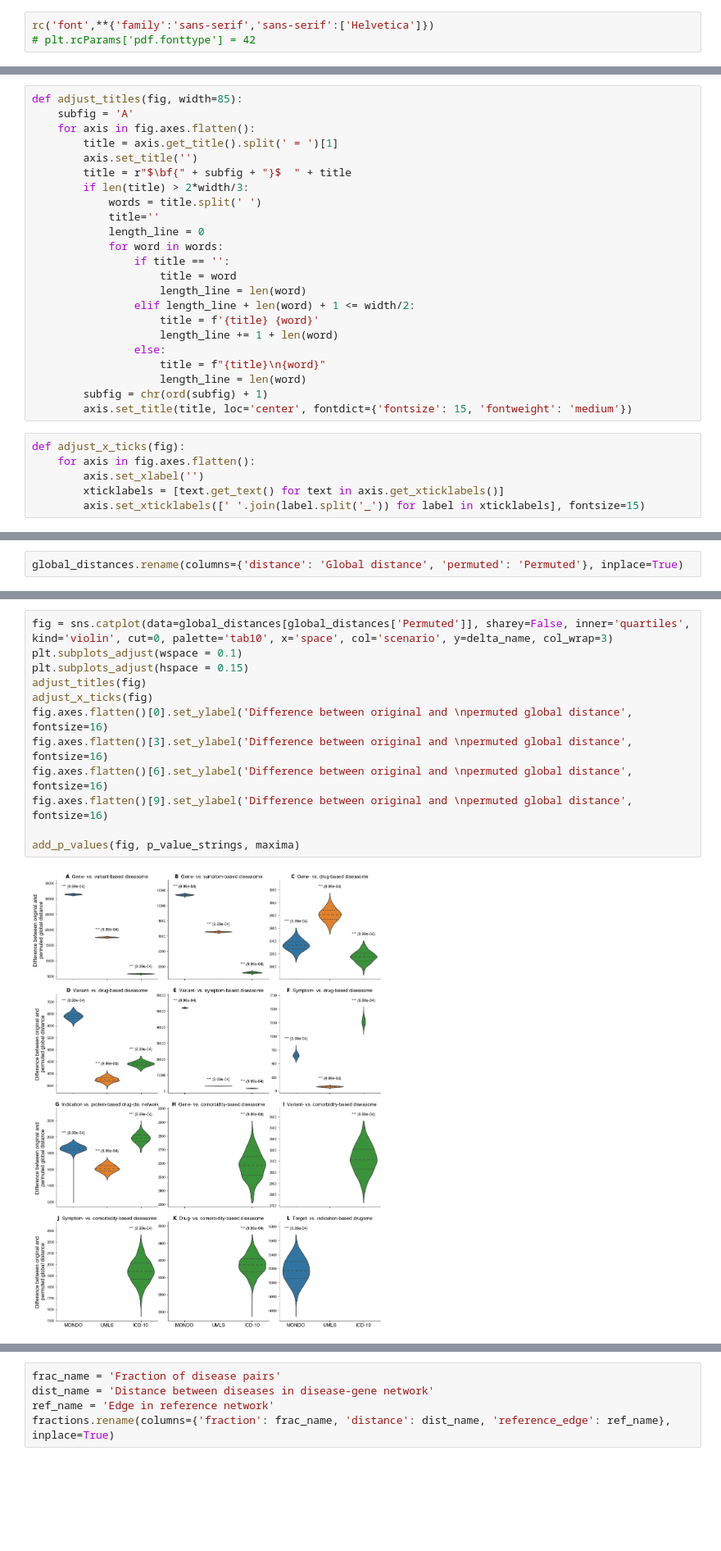
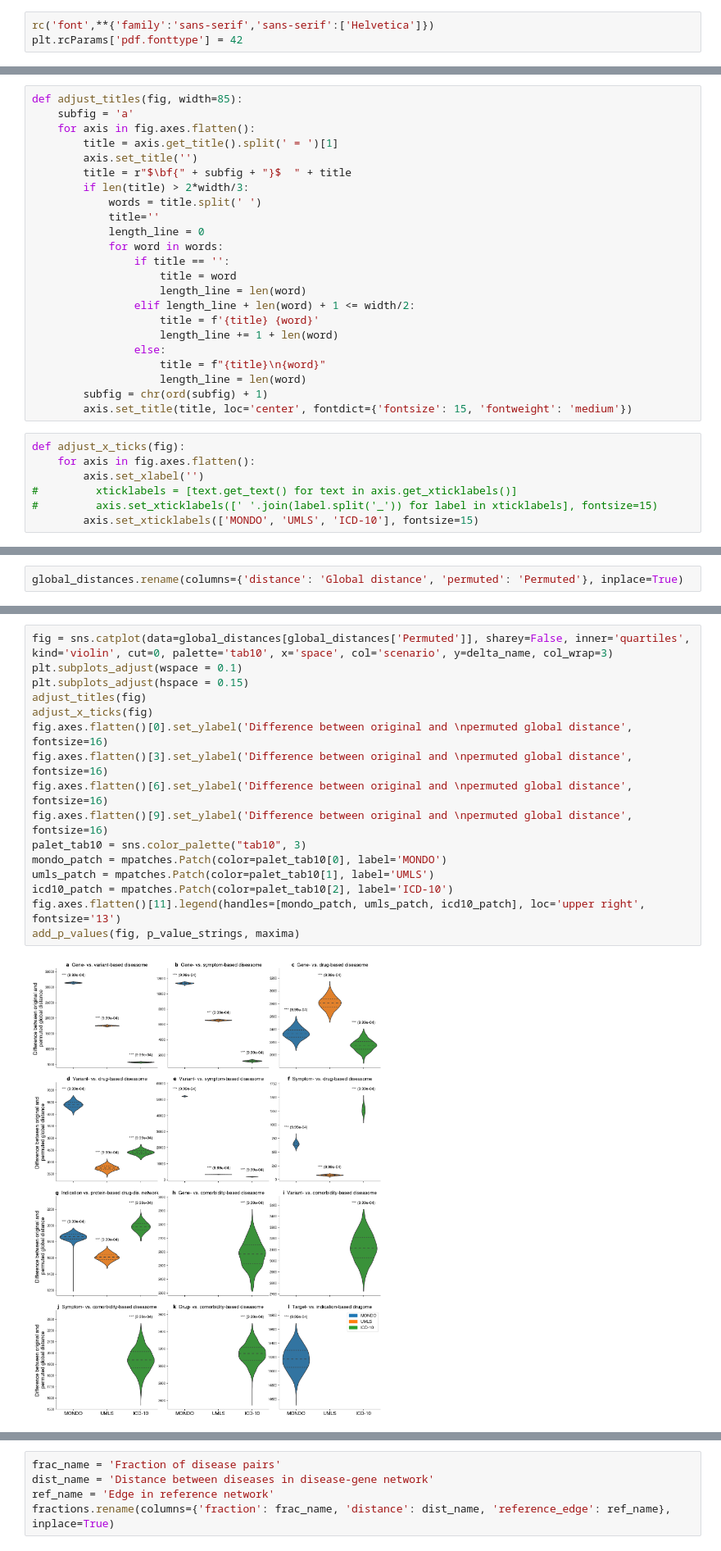
Before and after one commit to repotrial/graphsimqt, a Jupyter notebook: notebooks/plots_uniform_EEC.ipynb, the cells around one changed output, grey strips where cells are left out. Shown at 82% size. Saved outputs shown, nothing was run; the diff lists cells and outputs as text; blank space fills up the shorter version.

```diff
--- a/notebooks/plots_uniform_EEC.ipynb
+++ b/notebooks/plots_uniform_EEC.ipynb
@@ -13,6 +14,6 @@ import scipy.stats as sps
 from matplotlib import rc
 # %%
 rc('font',**{'family':'sans-serif','sans-serif':['Helvetica']})
-# plt.rcParams['pdf.fonttype'] = 42
+plt.rcParams['pdf.fonttype'] = 42
 # %% [markdown]
 ---
@@ -259,6 +255,6 @@ print(p_value_strings)
 # %%
 def adjust_titles(fig, width=85):
-    subfig = 'A'
+    subfig = 'a'
     for axis in fig.axes.flatten():
         title = axis.get_title().split(' = ')[1]
         axis.set_title('')
@@ -283,8 +279,9 @@ def adjust_titles(fig, width=85):
 def adjust_x_ticks(fig):
     for axis in fig.axes.flatten():
         axis.set_xlabel('')
-        xticklabels = [text.get_text() for text in axis.get_xticklabels()]
-        axis.set_xticklabels([' '.join(label.split('_')) for label in xticklabels], fontsize=15)
+#         xticklabels = [text.get_text() for text in axis.get_xticklabels()]
+#         axis.set_xticklabels([' '.join(label.split('_')) for label in xticklabels], fontsize=15)
+        axis.set_xticklabels(['MONDO', 'UMLS', 'ICD-10'], fontsize=15)
 # %%
 fig = sns.catplot(data=local_distances, sharey=False, palette='Dark2', x='space', col='scenario', hue='Permuted', split=True, kind='violin', y='Local distance', cut=0, inner='quartiles', col_wrap=3)
 adjust_titles(fig)
@@ -515,15 +515,19 @@ print(p_value_strings)
 # %%
 fig = sns.catplot(data=global_distances[global_distances['Permuted']], sharey=False, inner='quartiles', kind='violin', cut=0, palette='tab10', x='space', col='scenario', y=delta_name, col_wrap=3)
 plt.subplots_adjust(wspace = 0.1)
 plt.subplots_adjust(hspace = 0.15)
 adjust_titles(fig)
 adjust_x_ticks(fig)
 fig.axes.flatten()[0].set_ylabel('Difference between original and \npermuted global distance', fontsize=16)
 fig.axes.flatten()[3].set_ylabel('Difference between original and \npermuted global distance', fontsize=16)
 fig.axes.flatten()[6].set_ylabel('Difference between original and \npermuted global distance', fontsize=16)
 fig.axes.flatten()[9].set_ylabel('Difference between original and \npermuted global distance', fontsize=16)
-
+palet_tab10 = sns.color_palette("tab10", 3)
+mondo_patch = mpatches.Patch(color=palet_tab10[0], label='MONDO')
+umls_patch = mpatches.Patch(color=palet_tab10[1], label='UMLS')
+icd10_patch = mpatches.Patch(color=palet_tab10[2], label='ICD-10')
+fig.axes.flatten()[11].legend(handles=[mondo_patch, umls_patch, icd10_patch], loc='upper right', fontsize='13')
 add_p_values(fig, p_value_strings, maxima)
 # %% [output]
-[figure, old version]
+[figure, new version]
 # %%
```
Also changed, not shown: parts of 17 cells of this notebook, 5 other files.
